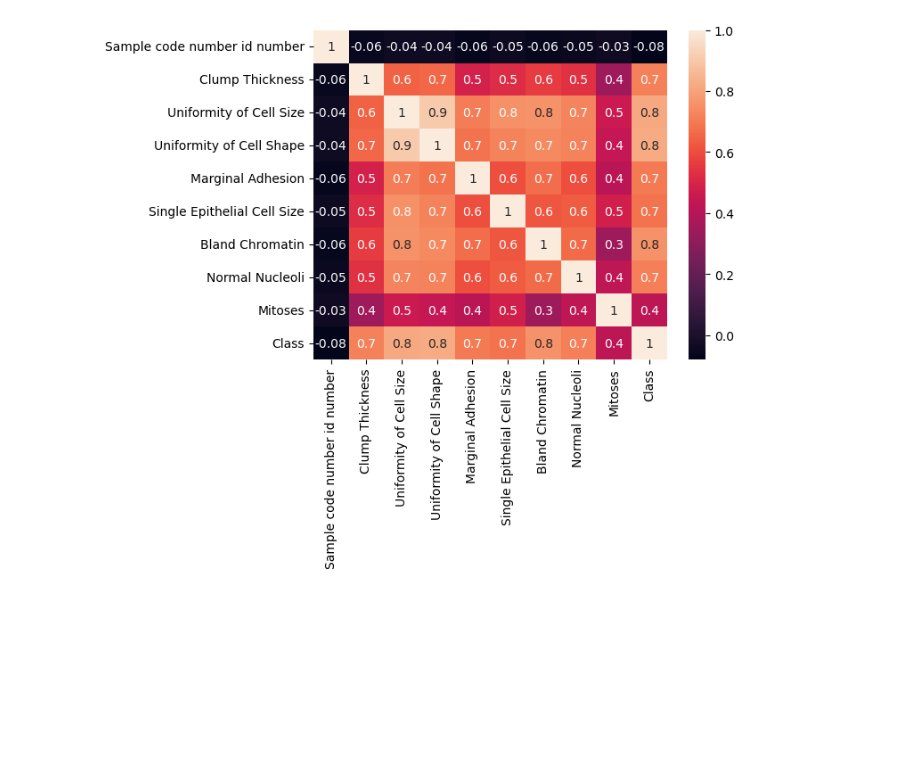
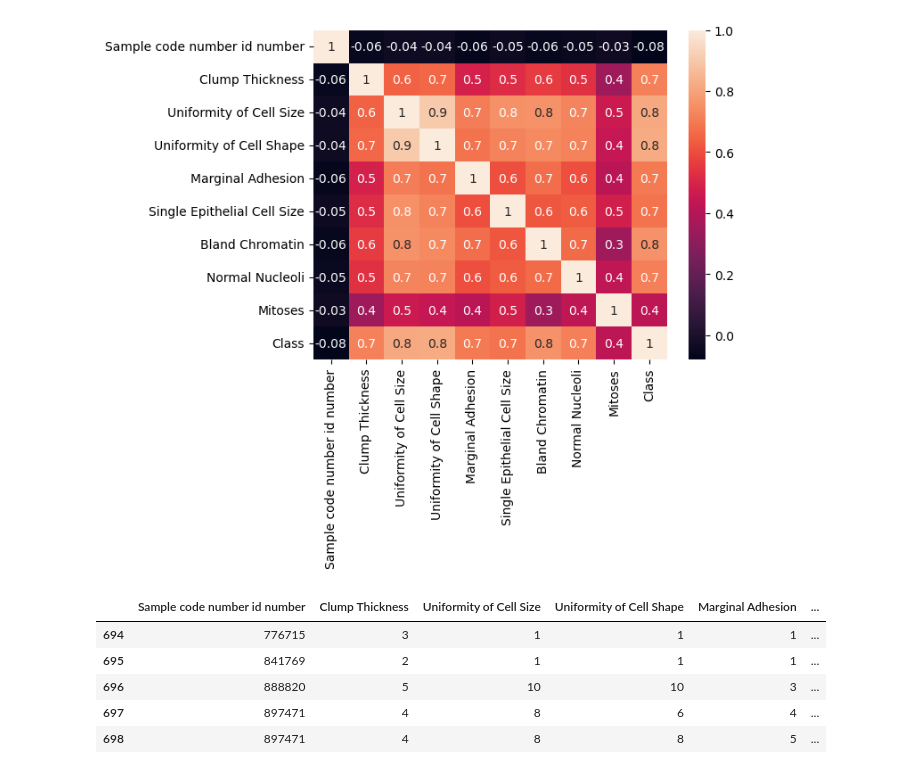
Before and after one commit to loughjo/ProgDataAnalysis-Project-2, a Jupyter notebook: ProgDataAnalysisProject2.ipynb, the cells around one changed output. Drawn from its saved outputs; the diff is of its cells as text; code cells hidden in the pictures; blank space fills up the shorter version.

```diff
--- a/ProgDataAnalysisProject2.ipynb
+++ b/ProgDataAnalysisProject2.ipynb
@@ -107,3 +109,12 @@ sns.heatmap(df.corr(),annot=True,fmt='.1g')
 plt.show()
 # %% [output]
 [figure]
+# %%
+df.tail()
+# %% [output]
+|  | Sample code number id number | Clump Thickness | Uniformity of Cell Size | Uniformity of Cell Shape | Marginal Adhesion | ... |
+| 694 | 776715 | 3 | 1 | 1 | 1 | ... |
+| 695 | 841769 | 2 | 1 | 1 | 1 | ... |
+| 696 | 888820 | 5 | 10 | 10 | 3 | ... |
+| 697 | 897471 | 4 | 8 | 6 | 4 | ... |
+| 698 | 897471 | 4 | 8 | 8 | 5 | ... |
```
Also changed, not shown: parts of 22 cells of this notebook.
